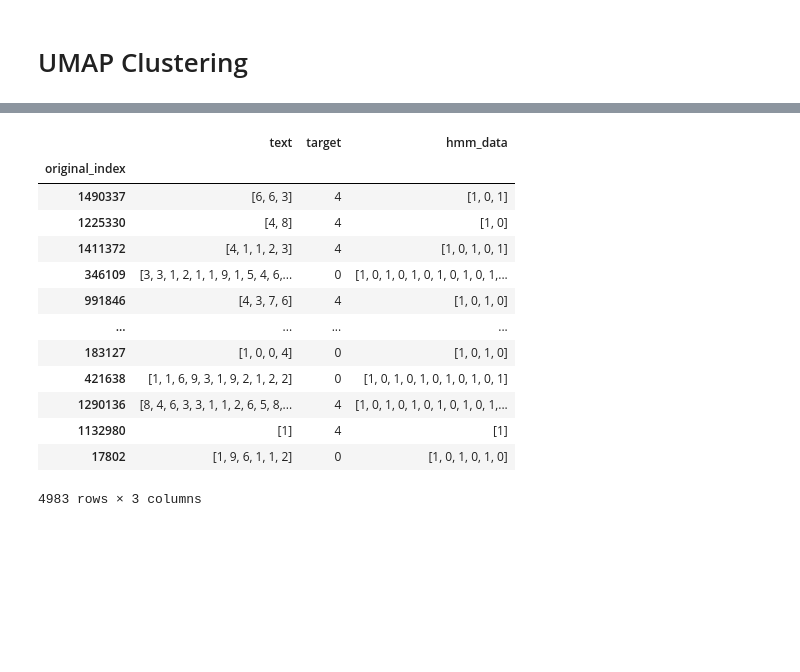
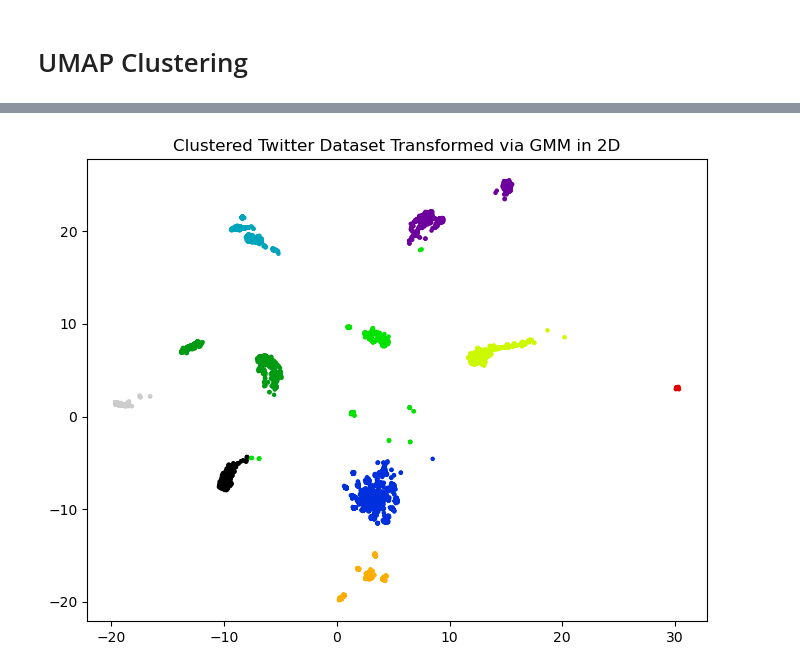
Before and after one commit to banhatas/acme_winter_project, a Jupyter notebook: vol3/clustering.ipynb, the cells around one changed output, grey strips where cells are left out. Saved outputs shown, nothing was run; the diff lists cells and outputs as text; code cells hidden in the pictures; blank space fills up the shorter version.

```diff
--- a/vol3/clustering.ipynb
+++ b/vol3/clustering.ipynb
@@ -117,21 +74,12 @@ plt.show()
-# %%
-# load cleaned data
-with open("twitter_model_data.pkl", "rb") as f:
-    dat = pickle.load(f)
-
-dat
-# %% [output]
-|  | text | target | hmm_data |
-| original_index |  |  |  |
-| 1490337 | [6, 6, 3] | 4 | [1, 0, 1] |
-| 1225330 | [4, 8] | 4 | [1, 0] |
-| 1411372 | [4, 1, 1, 2, 3] | 4 | [1, 0, 1, 0, 1] |
-| 346109 | [3, 3, 1, 2, 1, 1, 9, 1, 5, 4, 6,... | 0 | [1, 0, 1, 0, 1, 0, 1, 0, 1, 0, 1,... |
-| 991846 | [4, 3, 7, 6] | 4 | [1, 0, 1, 0] |
-| ... | ... | ... | ... |
-| 183127 | [1, 0, 0, 4] | 0 | [1, 0, 1, 0] |
-| 421638 | [1, 1, 6, 9, 3, 1, 9, 2, 1, 2, 2] | 0 | [1, 0, 1, 0, 1, 0, 1, 0, 1, 0, 1] |
-| 1290136 | [8, 4, 6, 3, 3, 1, 1, 2, 6, 5, 8,... | 4 | [1, 0, 1, 0, 1, 0, 1, 0, 1, 0, 1,... |
-| 1132980 | [1] | 4 | [1] |
-| 17802 | [1, 9, 6, 1, 1, 2] | 0 | [1, 0, 1, 0, 1, 0] |
-4983 rows × 3 columns
+# %%
+# fit GMM clustering and plot
+model = GaussianMixture(n_components=10)
+labels = model.fit_predict(embed)
+# %%
+plt.figure(figsize=(8,6))
+plt.scatter(embed[:, 0], embed[:, 1], s=5, c=labels, cmap='nipy_spectral')
+plt.title(f"Clustered Twitter Dataset Transformed via GMM in 2D")
+plt.savefig("clustered_twitter.png", dpi = 300)
+plt.show()
+# %% [output]
+[figure, added]
```
Also changed, not shown: parts of 13 cells of this notebook, 10 other files.
